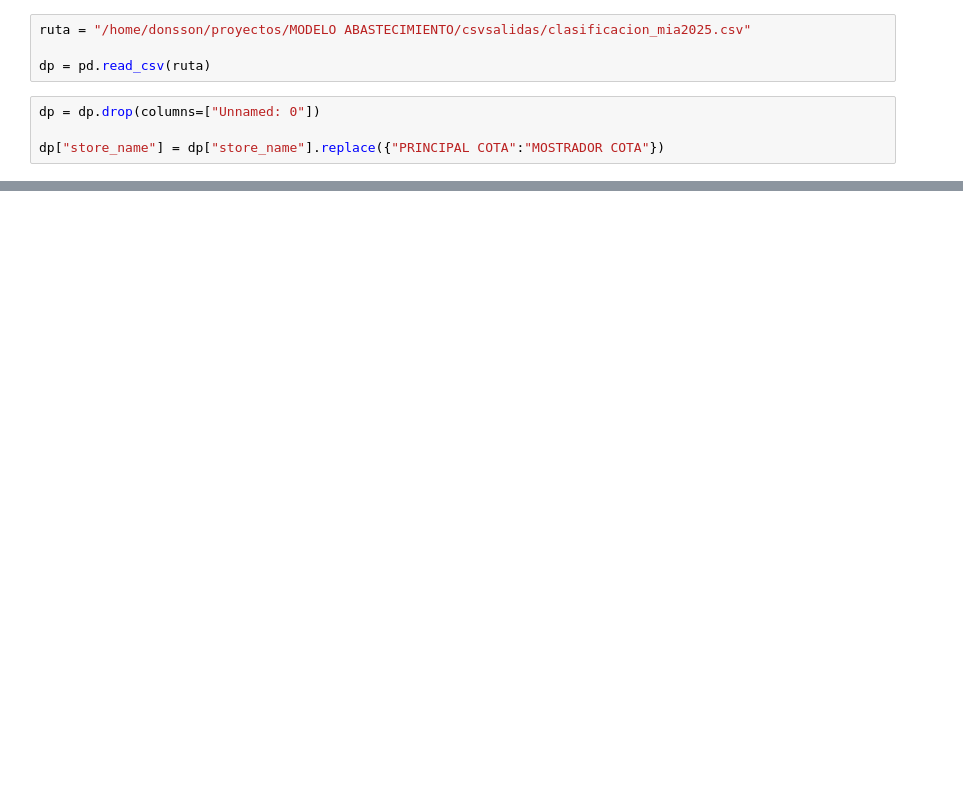
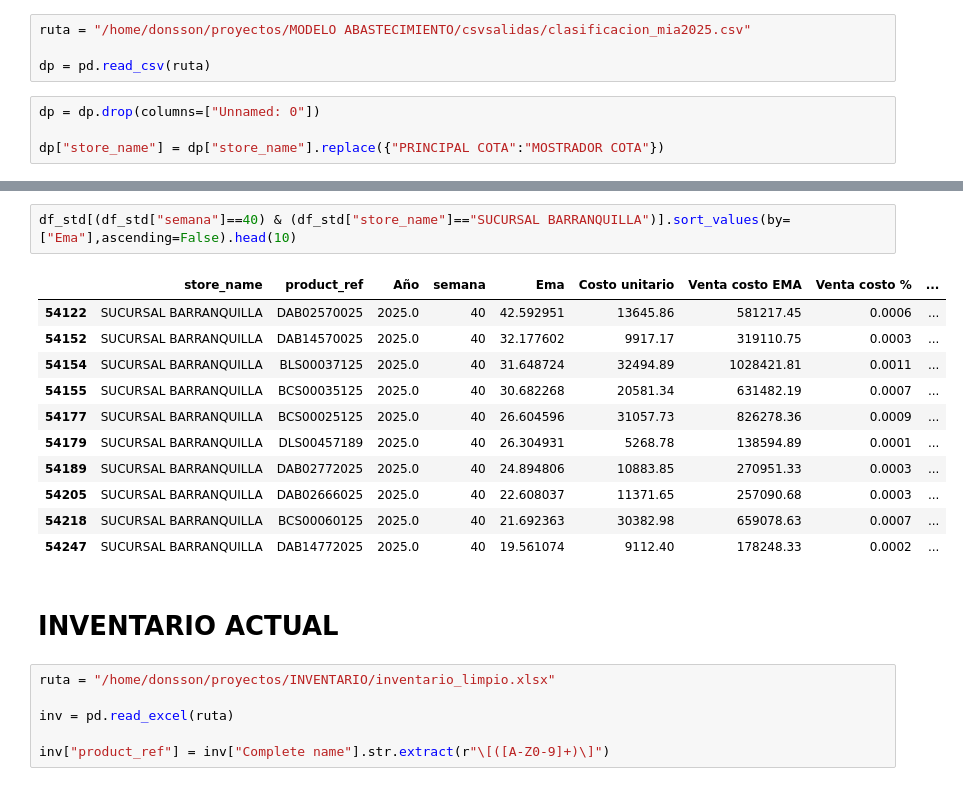
Before and after one commit to FiltrosDonsson/Proyectos-Data-analyst, a Jupyter notebook: MODELO ABASTECIMIENTO/despachos.ipynb, the cells around one changed output, grey strips where cells are left out. Drawn from its saved outputs; the diff is of its cells as text; blank space fills up the shorter version.

```diff
--- a/MODELO ABASTECIMIENTO/despachos.ipynb
+++ b/MODELO ABASTECIMIENTO/despachos.ipynb
@@ -43,0 +125,22 @@ dp.head()
+# %%
+df_std[(df_std["semana"]==40) & (df_std["store_name"]=="SUCURSAL BARRANQUILLA")].sort_values(by=["Ema"],ascending=False).head(10)
+# %% [output]
+|  | store_name | product_ref | Año | semana | Ema | Costo unitario | Venta costo EMA | Venta costo % | ... |
+| 54122 | SUCURSAL BARRANQUILLA | DAB02570025 | 2025.0 | 40 | 42.592951 | 13645.86 | 581217.45 | 0.0006 | ... |
+| 54152 | SUCURSAL BARRANQUILLA | DAB14570025 | 2025.0 | 40 | 32.177602 | 9917.17 | 319110.75 | 0.0003 | ... |
+| 54154 | SUCURSAL BARRANQUILLA | BLS00037125 | 2025.0 | 40 | 31.648724 | 32494.89 | 1028421.81 | 0.0011 | ... |
+| 54155 | SUCURSAL BARRANQUILLA | BCS00035125 | 2025.0 | 40 | 30.682268 | 20581.34 | 631482.19 | 0.0007 | ... |
+| 54177 | SUCURSAL BARRANQUILLA | BCS00025125 | 2025.0 | 40 | 26.604596 | 31057.73 | 826278.36 | 0.0009 | ... |
+| 54179 | SUCURSAL BARRANQUILLA | DLS00457189 | 2025.0 | 40 | 26.304931 | 5268.78 | 138594.89 | 0.0001 | ... |
+| 54189 | SUCURSAL BARRANQUILLA | DAB02772025 | 2025.0 | 40 | 24.894806 | 10883.85 | 270951.33 | 0.0003 | ... |
+| 54205 | SUCURSAL BARRANQUILLA | DAB02666025 | 2025.0 | 40 | 22.608037 | 11371.65 | 257090.68 | 0.0003 | ... |
+| 54218 | SUCURSAL BARRANQUILLA | BCS00060125 | 2025.0 | 40 | 21.692363 | 30382.98 | 659078.63 | 0.0007 | ... |
+| 54247 | SUCURSAL BARRANQUILLA | DAB14772025 | 2025.0 | 40 | 19.561074 | 9112.40 | 178248.33 | 0.0002 | ... |
+# %% [markdown]
+# INVENTARIO ACTUAL
+# %%
+ruta = "/home/donsson/proyectos/INVENTARIO/inventario_limpio.xlsx"
+
+inv = pd.read_excel(ruta)
+
+inv["product_ref"] = inv["Complete name"].str.extract(r"\[([A-Z0-9]+)\]")
```
Also changed, not shown: parts of 12 cells of this notebook, 16 other files.
